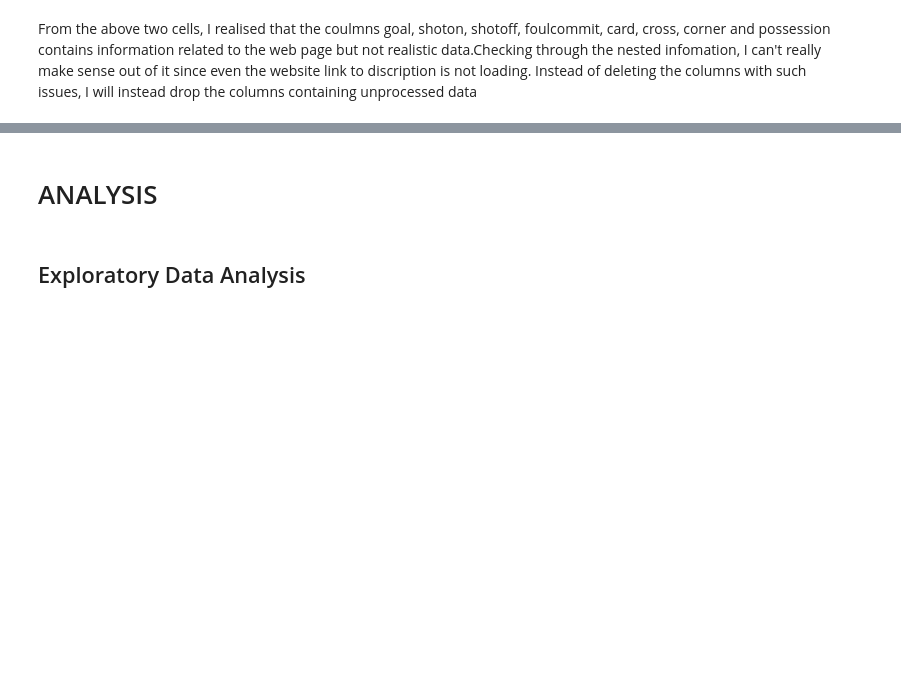
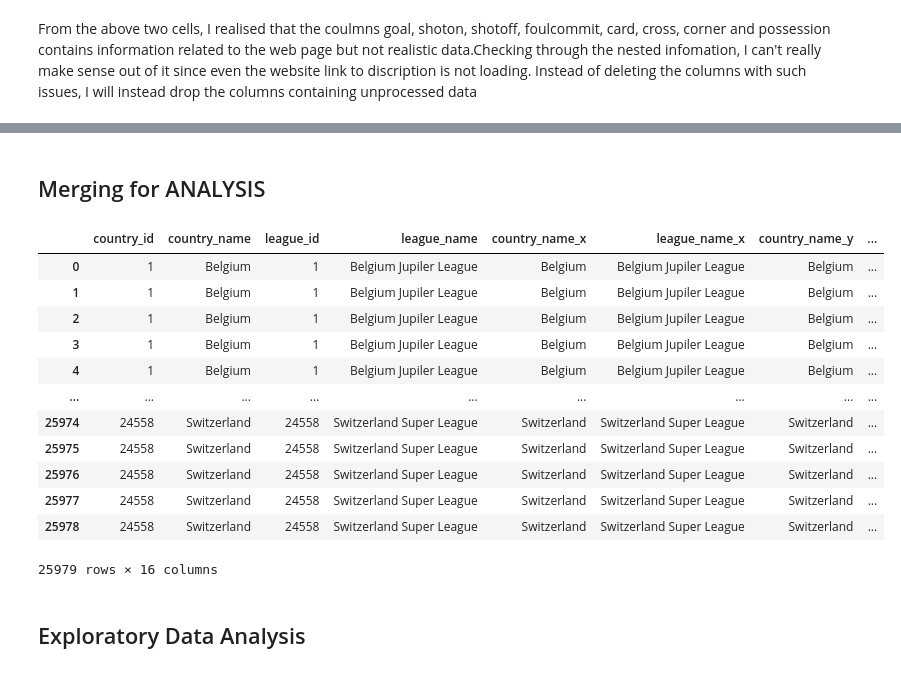
Before and after one commit to Daviedavie100/Investigating_dataset_project, a Jupyter notebook: Investigate_a_Dataset.ipynb, the cells around one changed output, grey strips where cells are left out. Drawn from its saved outputs; the diff is of its cells as text; code cells hidden in the pictures; blank space fills up the shorter version.

```diff
--- a/Investigate_a_Dataset.ipynb
+++ b/Investigate_a_Dataset.ipynb
@@ -976,2 +1106,2 @@ match_info
 # %% [markdown]
-# ANALYSIS
+## Merging for ANALYSIS
@@ -979,0 +1108,17 @@ country_league_info..,,,
+# %%
+match_info=merging_data(country_league_info, match_info, on_col =['country_id', 'league_id'])
+match_info
+# %% [output]
+|  | country_id | country_name | league_id | league_name | country_name_x | league_name_x | country_name_y | ... |
+| 0 | 1 | Belgium | 1 | Belgium Jupiler League | Belgium | Belgium Jupiler League | Belgium | ... |
+| 1 | 1 | Belgium | 1 | Belgium Jupiler League | Belgium | Belgium Jupiler League | Belgium | ... |
+| 2 | 1 | Belgium | 1 | Belgium Jupiler League | Belgium | Belgium Jupiler League | Belgium | ... |
+| 3 | 1 | Belgium | 1 | Belgium Jupiler League | Belgium | Belgium Jupiler League | Belgium | ... |
+| 4 | 1 | Belgium | 1 | Belgium Jupiler League | Belgium | Belgium Jupiler League | Belgium | ... |
+| ... | ... | ... | ... | ... | ... | ... | ... | ... |
+| 25974 | 24558 | Switzerland | 24558 | Switzerland Super League | Switzerland | Switzerland Super League | Switzerland | ... |
+| 25975 | 24558 | Switzerland | 24558 | Switzerland Super League | Switzerland | Switzerland Super League | Switzerland | ... |
+| 25976 | 24558 | Switzerland | 24558 | Switzerland Super League | Switzerland | Switzerland Super League | Switzerland | ... |
+| 25977 | 24558 | Switzerland | 24558 | Switzerland Super League | Switzerland | Switzerland Super League | Switzerland | ... |
+| 25978 | 24558 | Switzerland | 24558 | Switzerland Super League | Switzerland | Switzerland Super League | Switzerland | ... |
+25979 rows × 16 columns
```
Also changed, not shown: parts of 17 cells of this notebook.
